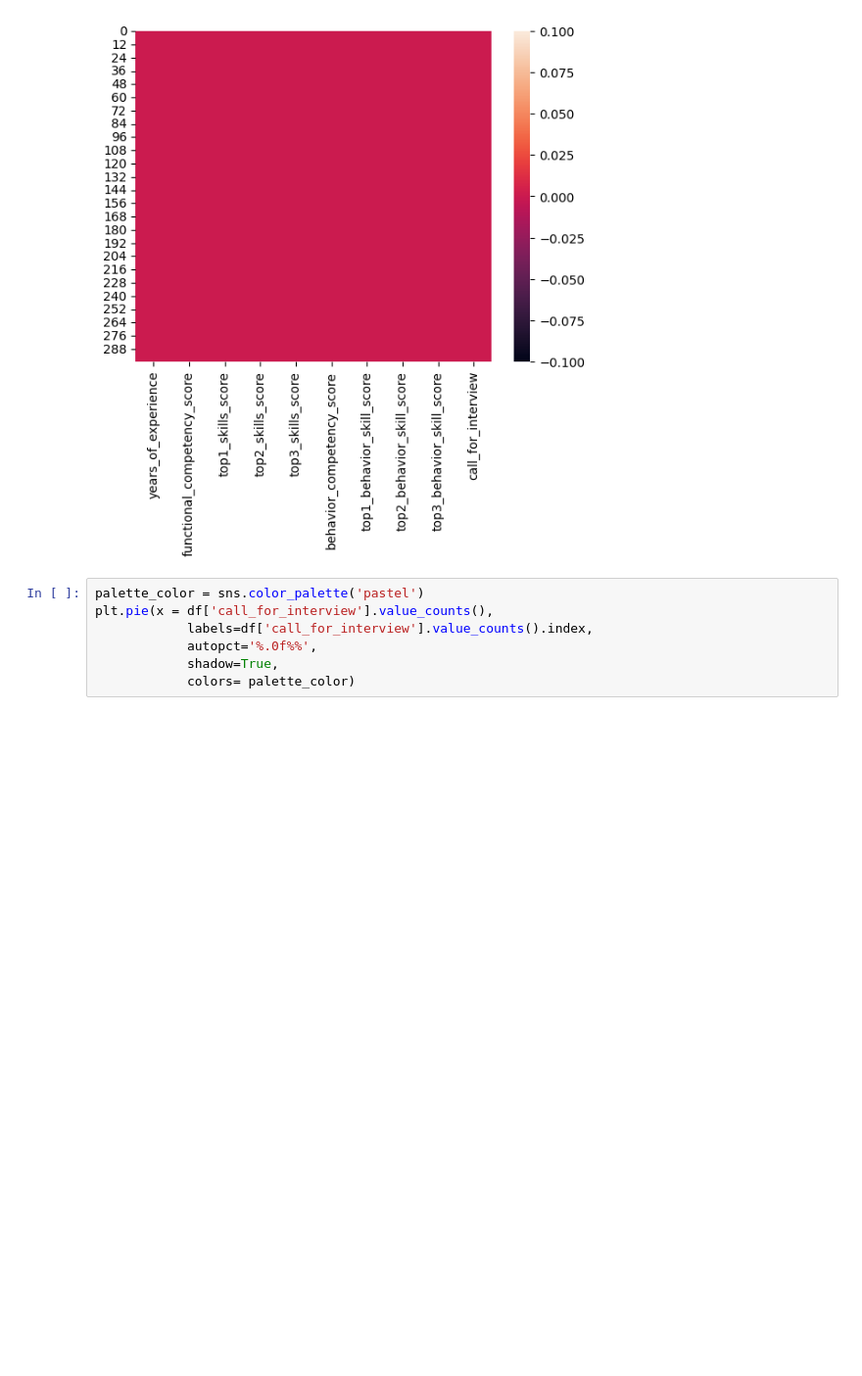
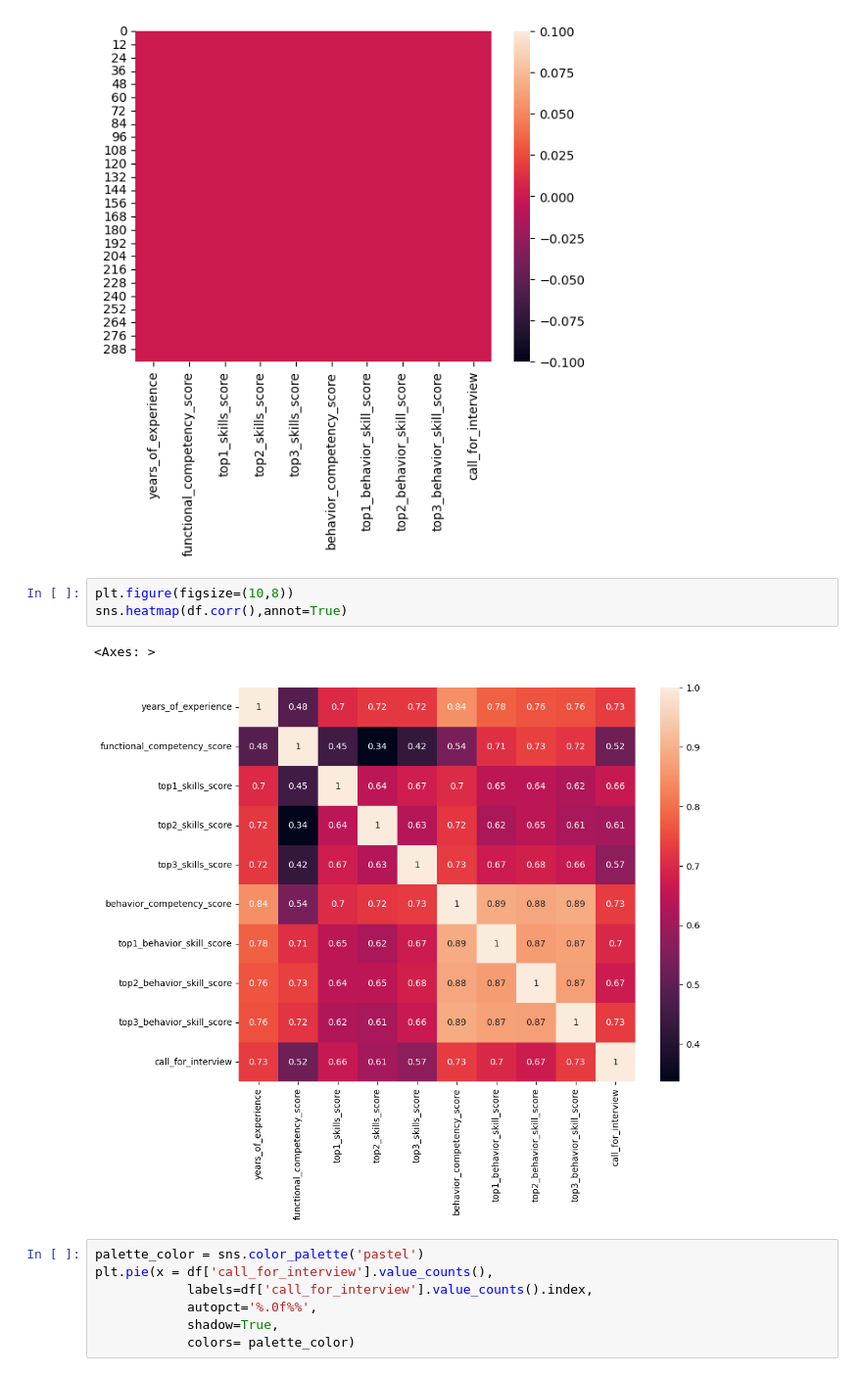
Before and after one commit to desintyafs/klasifikasi_interview, a Jupyter notebook: klasifikasi_interview.ipynb, the cells around one changed output. Shown at 98% size. Drawn from its saved outputs; the diff is of its cells as text; blank space fills up the shorter version.

```diff
--- a/klasifikasi_interview.ipynb
+++ b/klasifikasi_interview.ipynb
@@ -86,6 +86,12 @@ sns.heatmap(df.isnull())
 # %% [output]
 <Axes: >
 [figure]
+# %%
+plt.figure(figsize=(10,8))
+sns.heatmap(df.corr(),annot=True)
+# %% [output]
+<Axes: >
+[figure, added]
 # %%
 palette_color = sns.color_palette('pastel')
 plt.pie(x = df['call_for_interview'].value_counts(),
```
Also changed, not shown: 1 other file.
